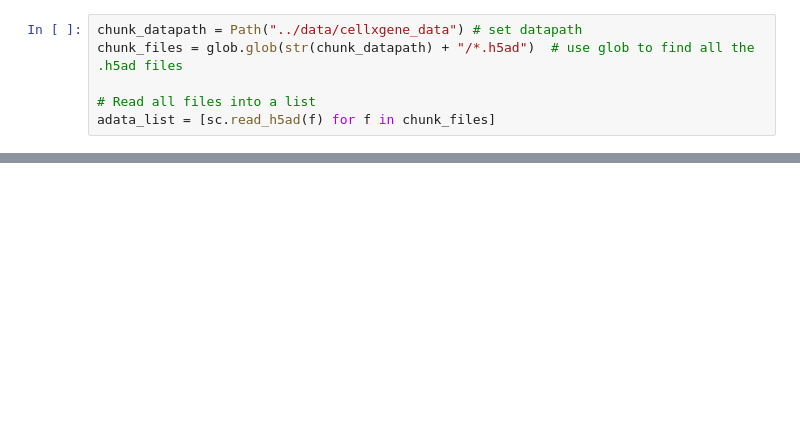
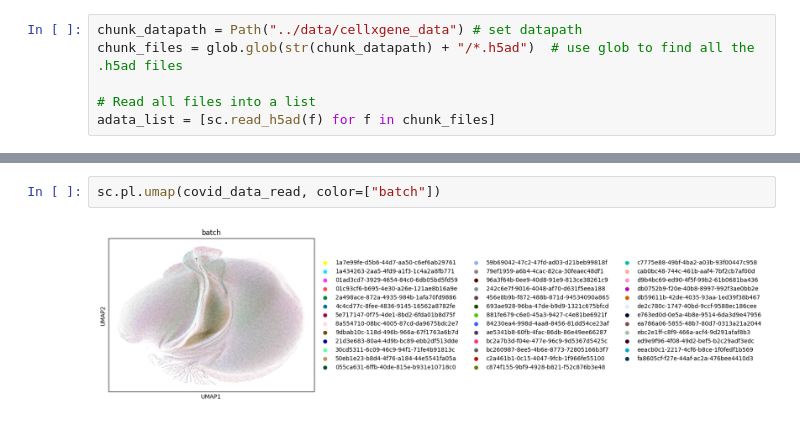
Before and after one commit to subramaniam-lab-ucsd/immune-foundation-model, a Jupyter notebook: src/code/02_immune_data_combine.ipynb, the cells around one changed output, grey strips where cells are left out. Saved outputs shown, nothing was run; the diff lists cells and outputs as text; blank space fills up the shorter version.

```diff
--- a/src/code/02_immune_data_combine.ipynb
+++ b/src/code/02_immune_data_combine.ipynb
@@ -39,0 +73,4 @@ KeyError: 'X_pca'
+# %%
+sc.pl.umap(covid_data_read, color=["batch"])
+# %% [output]
+[figure, added]
```
Also changed, not shown: parts of 18 cells of this notebook.
